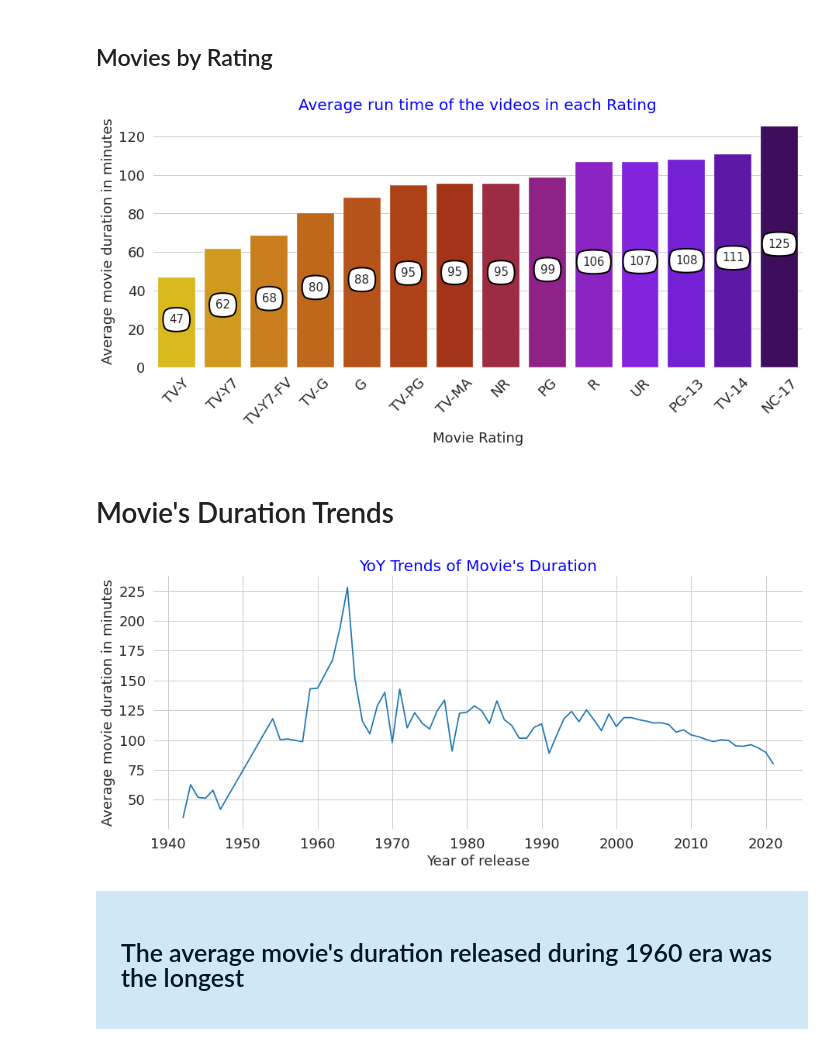
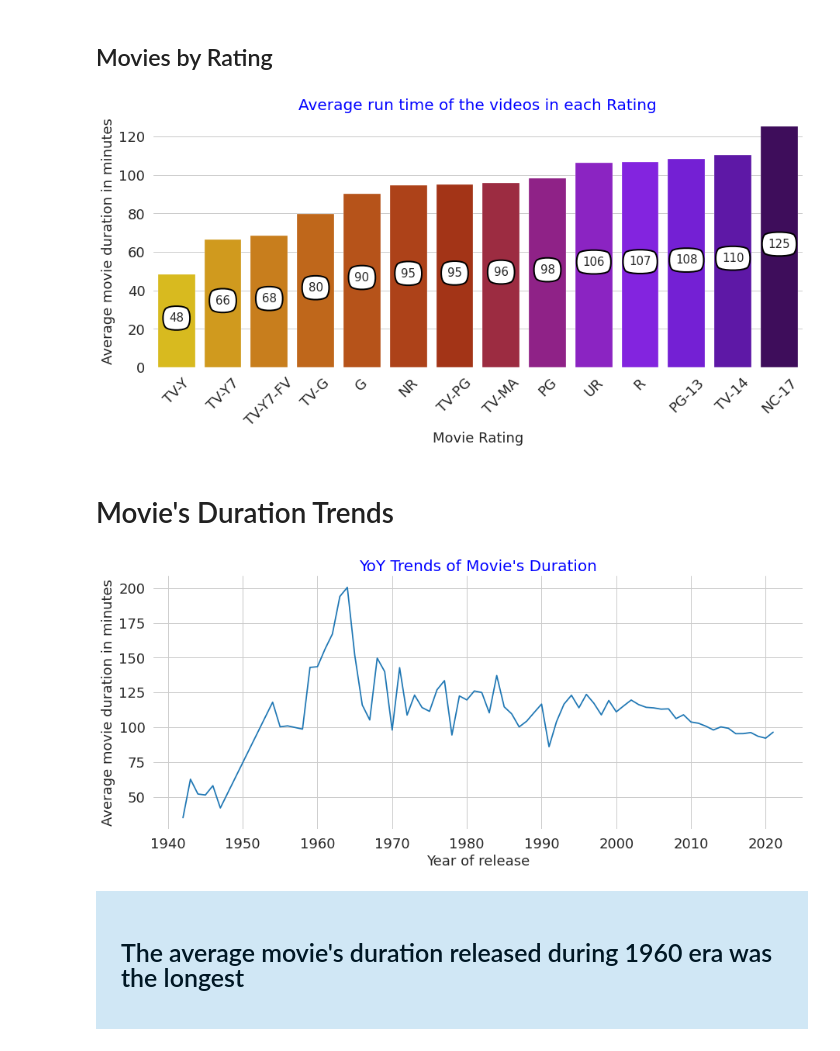
Before and after one commit to sathishkumar118/Netflix-Movies-and-TV-Shows---Kaggle-Solution, a Jupyter notebook: netflix-data-eda-recommendation-system.ipynb, the cells around one changed output. Saved outputs shown, nothing was run; the diff lists cells and outputs as text; code cells hidden in the pictures.

```diff
--- a/netflix-data-eda-recommendation-system.ipynb
+++ b/netflix-data-eda-recommendation-system.ipynb
@@ -138,8 +140,8 @@ memory usage: 730.2+ KB
 # %%
 df['release_year'] = pd.to_datetime(df['release_year'],format='%Y')
 df['date_added'] = pd.to_datetime(df['date_added'])
-indeks = df[np.isnan(df['date_added'])].index
-df.loc[indeks, 'date_added'] = df.loc[indeks, 'release_year']
+v_index = df[np.isnan(df['date_added'])].index
+df.loc[v_index, 'date_added'] = df.loc[v_index, 'release_year']
 df['release_year'] = df['release_year'].dt.year
 # %%
 title = 'Top 10 video contents in each type and rating'
@@ -355,27 +357,30 @@ _ = plt.savefig(title+'.'+img_fmt,format = img_fmt)
 # %%
 movie = df.copy()
 movie = movie[movie['type'] == 'Movie']
 
-movie['minute'] = [int(re.findall('\d{1,3}', w)[0]) for w in movie.duration.ravel()]
+movie['minute'] = movie.duration.apply(lambda x: 0 if str(x) == 'nan' else int(str(x).replace(' min','')))
+#movie['minute'] = [int(re.findall('\d{1,3}', w)[0]) for w in movie.duration.ravel()]
+
+movie.rating = movie.rating.apply(lambda x: pd.NA if str(x).endswith('min') else x)
 
 duration_rating = movie.groupby(['rating']).mean().sort_values('minute')
 title = 'Average run time of the videos in each Rating'
 _ = plt.figure(figsize=(15,6))
 plots = sns.barplot(x=duration_rating.index, y=duration_rating.minute.values, palette='gnuplot_r')
 for bar in plots.patches:
     _ = plots.annotate(format(bar.get_height(), '.0f'),
                    (bar.get_x() + bar.get_width() / 2,
                     bar.get_height() - (bar.get_height()-3.1)/2), ha='center', va='center',
                    size=15, xytext=(0, 0),bbox=dict(boxstyle="round4,pad=0.6", fc="w", ec="black", lw=2),
                    textcoords='offset points')
 _ = plt.box(on=None)
 _ = plt.title(title, fontsize = 20, color = 'blue')
 _ = plt.xlabel('Movie Rating')
 _ = plt.xticks(rotation = 45)
 _ = plt.ylabel('Average movie duration in minutes')
 _ = plt.savefig(title+'.'+img_fmt,format = img_fmt)
 # %% [output]
-[figure, old version]
+[figure, new version]
 # %% [markdown]
 # Movie's Duration Trends
 # %%
@@ -391,7 +396,7 @@ _ = plt.xlabel('Year of release');
 _ = plt.title(title, fontsize=20, color='blue');
 _ = plt.savefig(title+'.'+img_fmt,format = img_fmt)
 # %% [output]
-[figure, old version]
+[figure, new version]
 # %% [markdown]
 <div style="color:#001724;
            display:fill;
```
Also changed, not shown: parts of 21 cells of this notebook.
